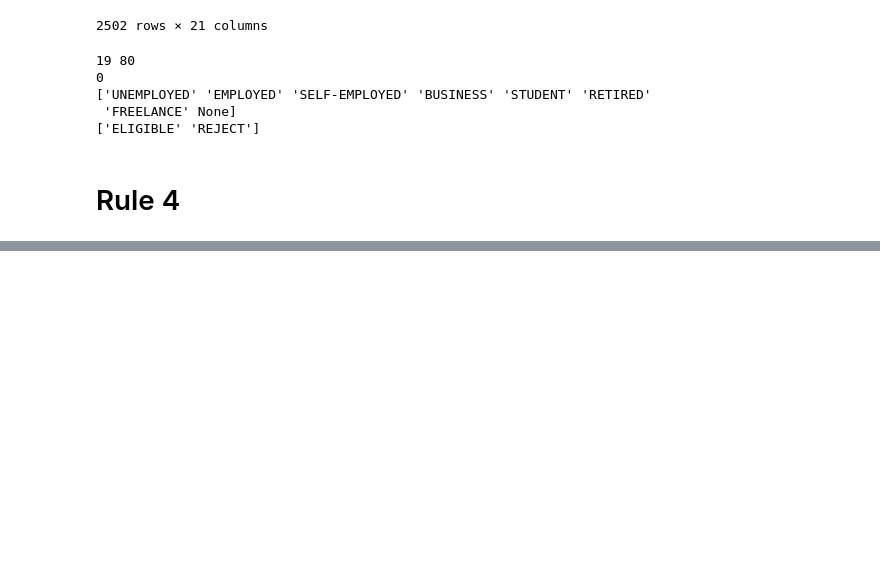
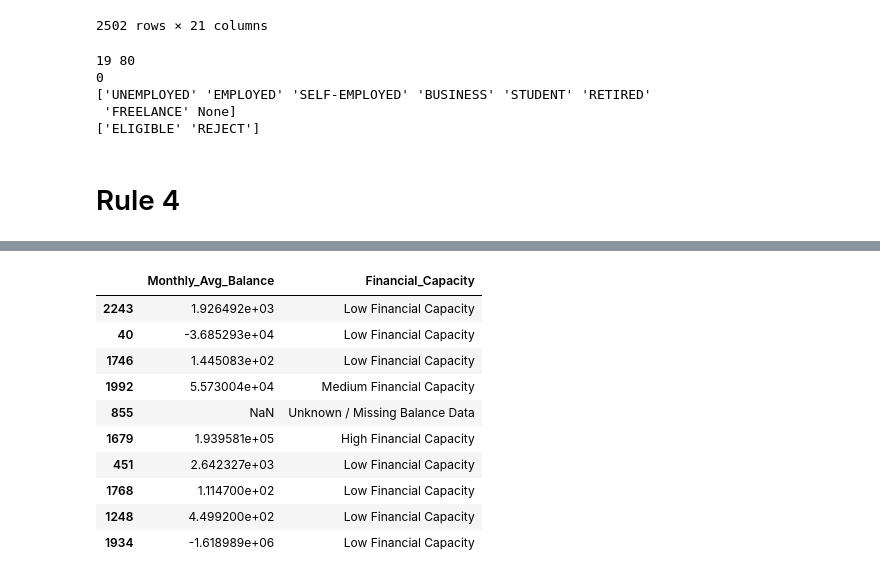
Before and after one commit to Kavindya-1/FYP, a Jupyter notebook: Initial notebook.ipynb, the cells around one changed output, grey strips where cells are left out. Drawn from its saved outputs; the diff is of its cells as text; code cells hidden in the pictures; blank space fills up the shorter version.

```diff
--- a/Initial notebook.ipynb
+++ b/Initial notebook.ipynb
@@ -249,0 +268,2 @@ eligible_cus_df.loc[
+# %%
+account_df['Monthly_Avg_Balance'] = account_df[balance_cols].mean(axis=1)
@@ -249,0 +286,43 @@ eligible_cus_df.loc[
+# %%
+customer_balance_df = (
+    account_df
+    .groupby('MASKED_ID', as_index=False)['Monthly_Avg_Balance']
+    .mean()
+)
+# %%
+eligible_cus_df = eligible_cus_df.merge(
+    customer_balance_df,
+    on='MASKED_ID',
+    how='left'
+)
+# %%
+eligible_cus_df['Financial_Capacity'] = 'Unknown / Missing Balance Data'
+
+eligible_cus_df.loc[
+    eligible_cus_df['Monthly_Avg_Balance'] >= 100000,
+    'Financial_Capacity'
+] = 'High Financial Capacity'
+
+eligible_cus_df.loc[
+    eligible_cus_df['Monthly_Avg_Balance'].between(50000, 99999),
+    'Financial_Capacity'
+] = 'Medium Financial Capacity'
+
+eligible_cus_df.loc[
+    eligible_cus_df['Monthly_Avg_Balance'] < 50000,
+    'Financial_Capacity'
+] = 'Low Financial Capacity'
+# %%
+eligible_cus_df[['Monthly_Avg_Balance', 'Financial_Capacity']].sample(10)
+# %% [output]
+|  | Monthly_Avg_Balance | Financial_Capacity |
+| 2243 | 1.926492e+03 | Low Financial Capacity |
+| 40 | -3.685293e+04 | Low Financial Capacity |
+| 1746 | 1.445083e+02 | Low Financial Capacity |
+| 1992 | 5.573004e+04 | Medium Financial Capacity |
+| 855 | NaN | Unknown / Missing Balance Data |
+| 1679 | 1.939581e+05 | High Financial Capacity |
+| 451 | 2.642327e+03 | Low Financial Capacity |
+| 1768 | 1.114700e+02 | Low Financial Capacity |
+| 1248 | 4.499200e+02 | Low Financial Capacity |
+| 1934 | -1.618989e+06 | Low Financial Capacity |
```
Also changed, not shown: parts of 5 cells of this notebook.
